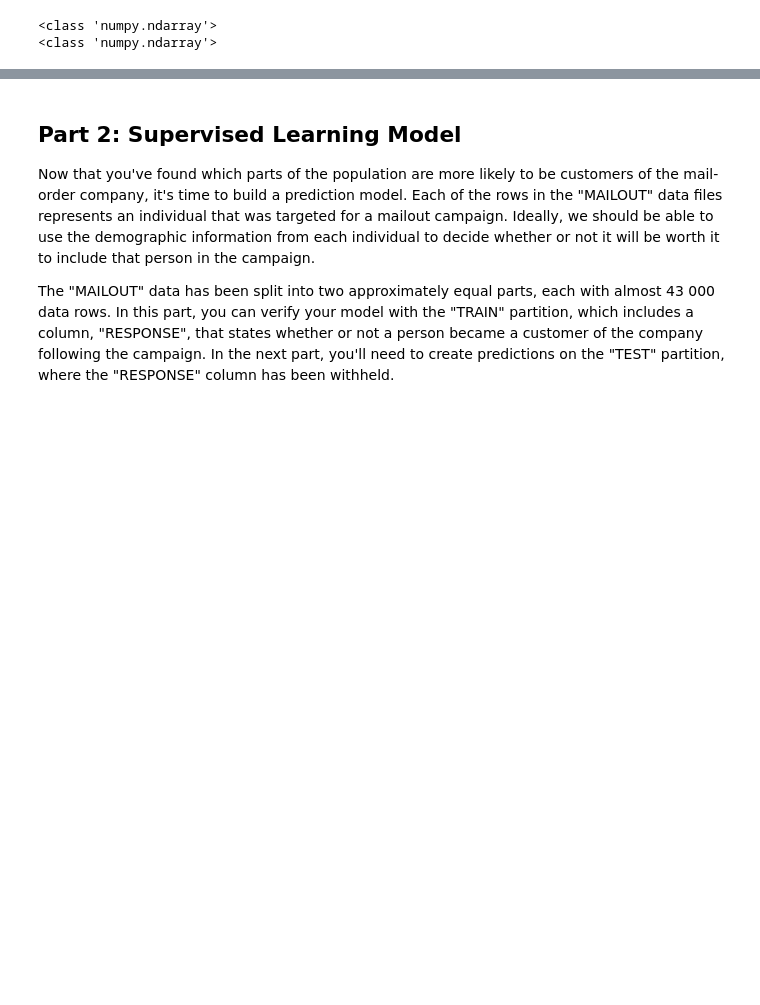
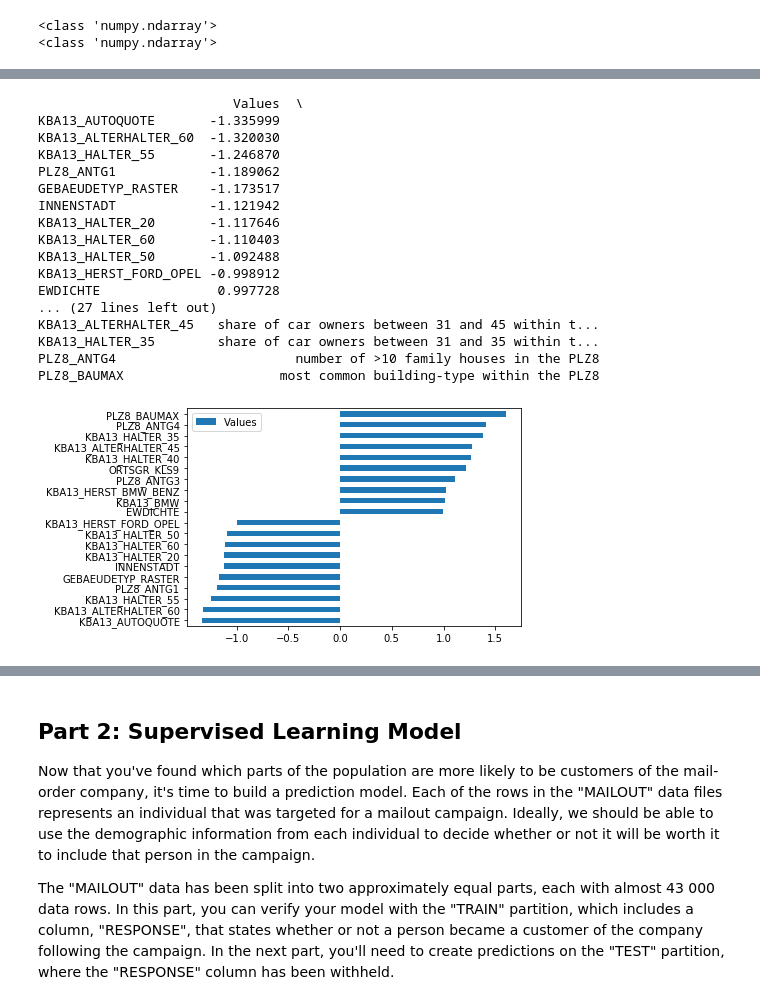
Before and after one commit to yukan97/Bertelsmann-Arvato-Capstone-Project, a Jupyter notebook: Arvato Project Workbook.ipynb, the cells around one changed output, grey strips where cells are left out. Cells and saved outputs as stored; diff of their text form; code cells hidden in the pictures; blank space fills up the shorter version.

```diff
--- a/Arvato Project Workbook.ipynb
+++ b/Arvato Project Workbook.ipynb
@@ -1213,0 +1246,33 @@ clusters_df[['perc_of_Azdias', 'perc_of_Customers']].plot(figsize=(20,10), kind
+# %%
+def combine_info(df, pca, kmeans, cluster):
+    clusters_dict = dict(zip(df.columns, pca.inverse_transform(kmeans.cluster_centers_[cluster])))
+    cluster_df = pd.DataFrame.from_dict(clusters_dict, orient='index', columns=['Values']).sort_values(by='Values')
+    cluster_df['Description'] = np.nan
+    for index, row in attribuets_desc.iterrows():
+        index_val = row['Attribute']
+        cluster_df.loc[cluster_df.index == index_val, "Description"] = row['Description']
+
+    cluster_df = pd.concat((cluster_df[:10], cluster_df[-10:]), axis=0)
+    print(cluster_df)
+    cluster_df.plot(kind='barh')
+# %%
+combine_info(azdias, azdias_pca_model, azdias_km_model, 0)
+# %% [output]
+                         Values  \
+KBA13_AUTOQUOTE       -1.335999
+KBA13_ALTERHALTER_60  -1.320030
+KBA13_HALTER_55       -1.246870
+PLZ8_ANTG1            -1.189062
+GEBAEUDETYP_RASTER    -1.173517
+INNENSTADT            -1.121942
+KBA13_HALTER_20       -1.117646
+KBA13_HALTER_60       -1.110403
+KBA13_HALTER_50       -1.092488
+KBA13_HERST_FORD_OPEL -0.998912
+EWDICHTE               0.997728
+... (27 lines left out)
+KBA13_ALTERHALTER_45   share of car owners between 31 and 45 within t...
+KBA13_HALTER_35        share of car owners between 31 and 35 within t...
+PLZ8_ANTG4                       number of >10 family houses in the PLZ8
+PLZ8_BAUMAX                    most common building-type within the PLZ8
+[figure, added]
```
Also changed, not shown: parts of 39 cells of this notebook.
